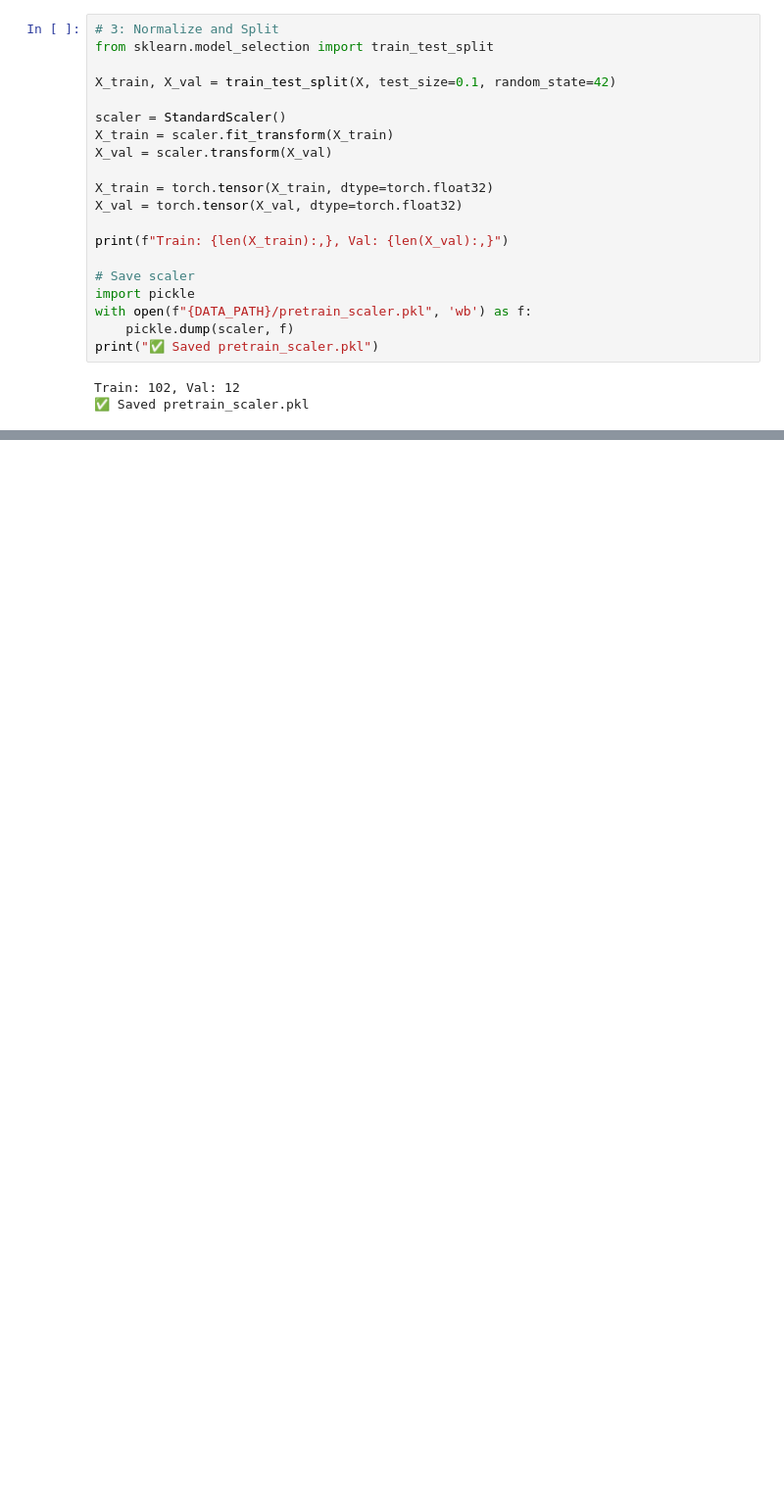
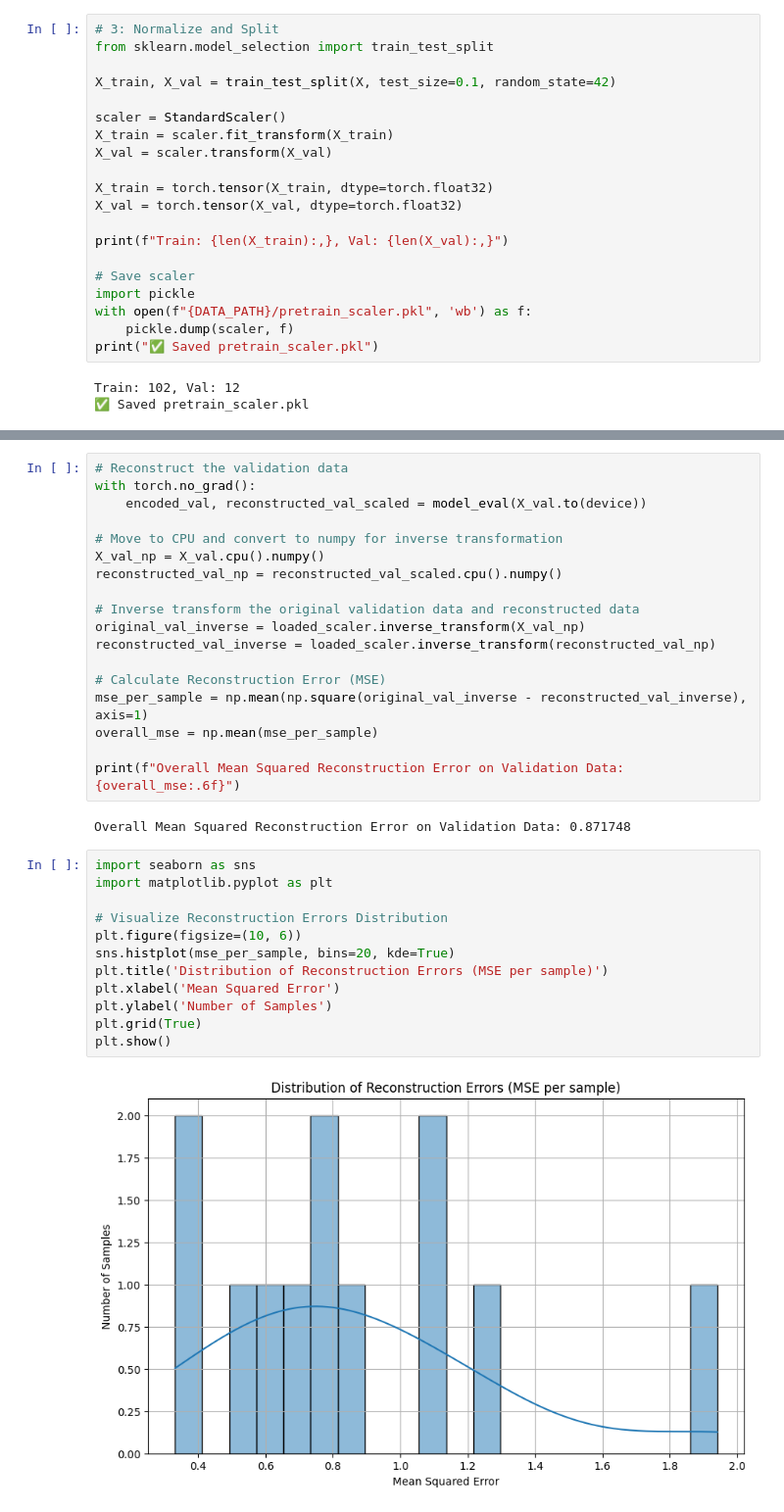
Before and after one commit to kjesinthuyaUCLL/mbti-tune, a Jupyter notebook: notebooks/MBTI_Tracks_Autoencoder.ipynb, the cells around one changed output, grey strips where cells are left out. Shown at 98% size. Saved outputs shown, nothing was run; the diff lists cells and outputs as text; blank space fills up the shorter version.

```diff
--- a/notebooks/MBTI_Tracks_Autoencoder.ipynb
+++ b/notebooks/MBTI_Tracks_Autoencoder.ipynb
@@ -211,0 +240,34 @@ Final validation loss: 0.440637
+# %%
+# Reconstruct the validation data
+with torch.no_grad():
+    encoded_val, reconstructed_val_scaled = model_eval(X_val.to(device))
+
+# Move to CPU and convert to numpy for inverse transformation
+X_val_np = X_val.cpu().numpy()
+reconstructed_val_np = reconstructed_val_scaled.cpu().numpy()
+
+# Inverse transform the original validation data and reconstructed data
+original_val_inverse = loaded_scaler.inverse_transform(X_val_np)
+reconstructed_val_inverse = loaded_scaler.inverse_transform(reconstructed_val_np)
+
+# Calculate Reconstruction Error (MSE)
+mse_per_sample = np.mean(np.square(original_val_inverse - reconstructed_val_inverse), axis=1)
+overall_mse = np.mean(mse_per_sample)
+
+print(f"Overall Mean Squared Reconstruction Error on Validation Data: {overall_mse:.6f}")
+# %% [output]
+Overall Mean Squared Reconstruction Error on Validation Data: 0.871748
+# %%
+import seaborn as sns
+import matplotlib.pyplot as plt
+
+# Visualize Reconstruction Errors Distribution
+plt.figure(figsize=(10, 6))
+sns.histplot(mse_per_sample, bins=20, kde=True)
+plt.title('Distribution of Reconstruction Errors (MSE per sample)')
+plt.xlabel('Mean Squared Error')
+plt.ylabel('Number of Samples')
+plt.grid(True)
+plt.show()
+# %% [output]
+[figure, added]
```
Also changed, not shown: parts of 7 cells of this notebook.
